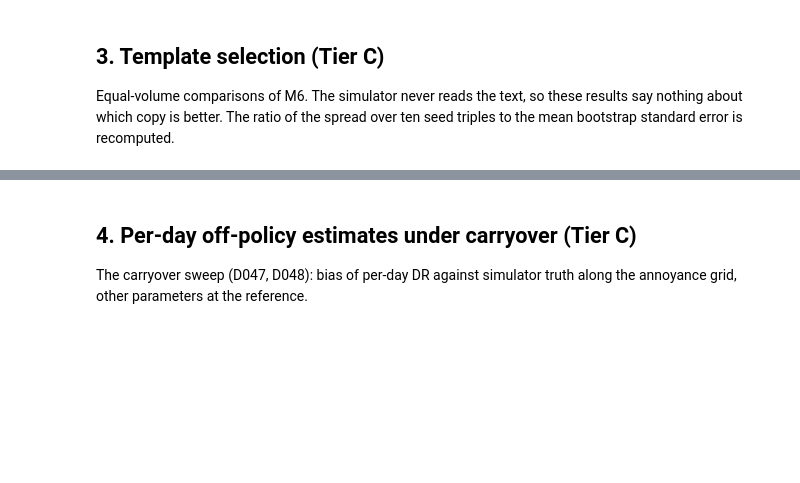
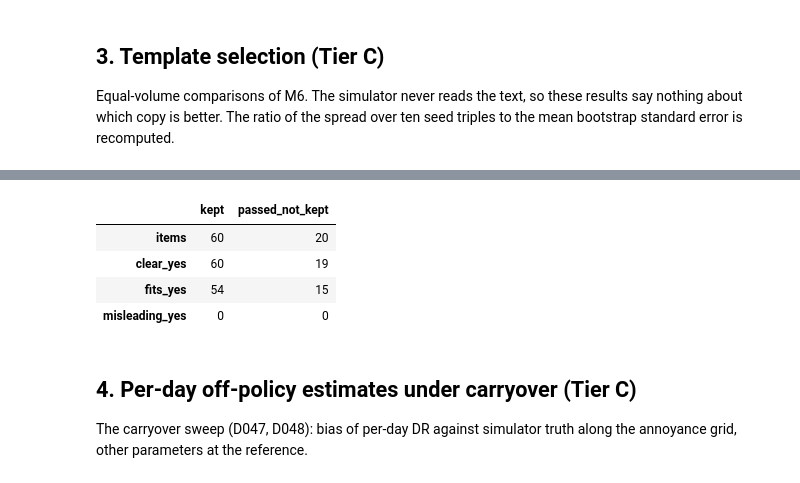
Before and after one commit to sHyanorn/push-lab, a Jupyter notebook: notebooks/demo.ipynb, the cells around one changed output, grey strips where cells are left out. Saved outputs shown, nothing was run; the diff lists cells and outputs as text; code cells hidden in the pictures; blank space fills up the shorter version.

```diff
--- a/notebooks/demo.ipynb
+++ b/notebooks/demo.ipynb
@@ -171,3 +172,12 @@ blind rating by one rater: {'items': 60, 'clear_yes': 60, 'fits_yes': 54, 'misle
+# %%
+rating = results["copy"]["rating"]
+pd.DataFrame({k: rating[k] for k in ("kept", "passed_not_kept")})
+# %% [output]
+|  | kept | passed_not_kept |
+| items | 60 | 20 |
+| clear_yes | 60 | 19 |
+| fits_yes | 54 | 15 |
+| misleading_yes | 0 | 0 |
 # %% [markdown]
 ## 4. Per-day off-policy estimates under carryover (Tier C)
 
```
Also changed, not shown: parts of 6 cells of this notebook, 7 other files.
